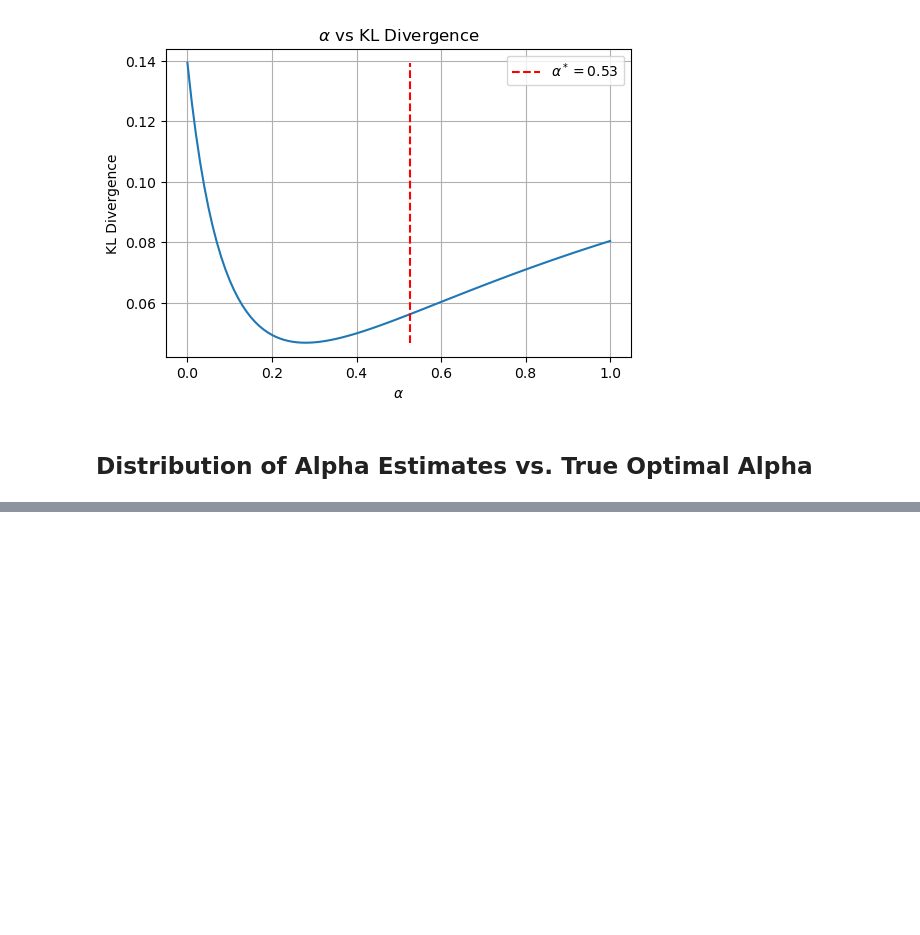
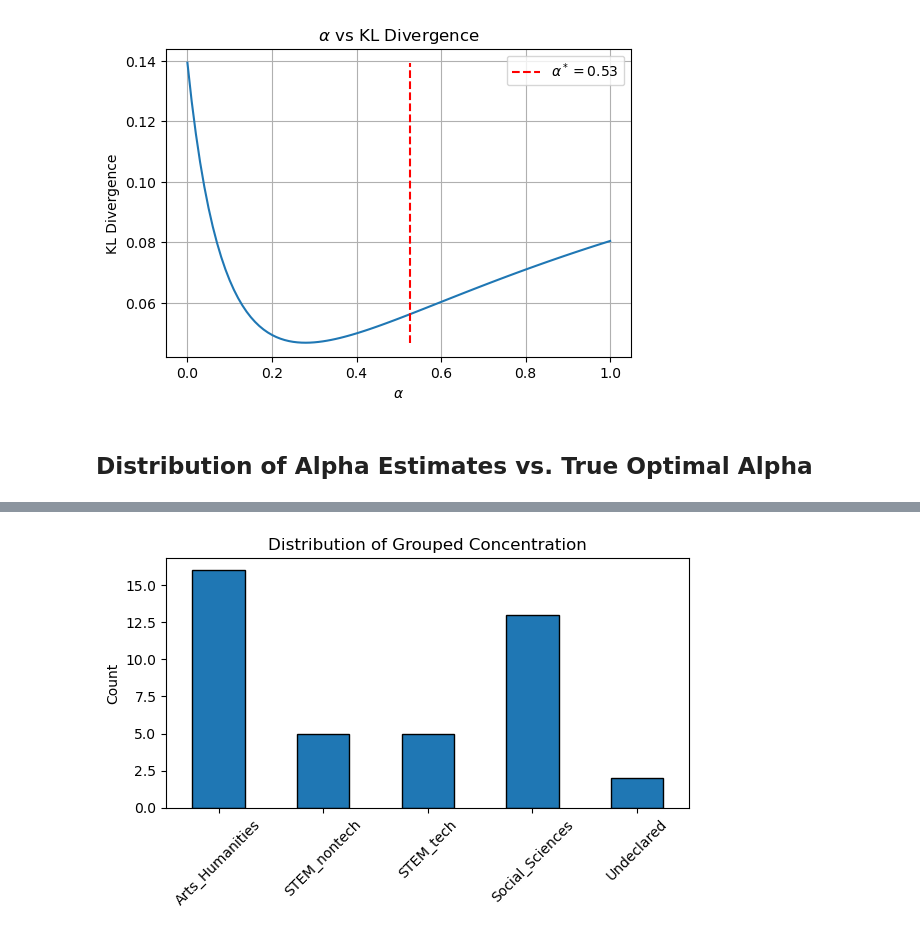
Before and after one commit to justinyli/unbiasing-social-networks, a Jupyter notebook: code/experiments copy.ipynb, the cells around one changed output, grey strips where cells are left out. Drawn from its saved outputs; the diff is of its cells as text; code cells hidden in the pictures; blank space fills up the shorter version.

```diff
--- a/code/experiments copy.ipynb
+++ b/code/experiments copy.ipynb
@@ -463,0 +547,17 @@ AttributeError: module 'matplotlib.pyplot' has no attribute 'kdeplot'
+# %%
+plt.figure(figsize=(6, 4))
+
+survey_data["Grouped_Concentration"].value_counts().sort_index().plot(
+    kind="bar",
+    edgecolor="black"
+)
+plt.title("Distribution of Grouped Concentration")
+plt.xlabel("")
+plt.xticks(rotation=45)
+plt.ylabel("Count")
+
+plt.tight_layout()
+plt.savefig("../img/grouped_concentration_distribution.pdf")
+plt.show()
+# %% [output]
+[figure, added]
```
Also changed, not shown: parts of 9 cells of this notebook.
